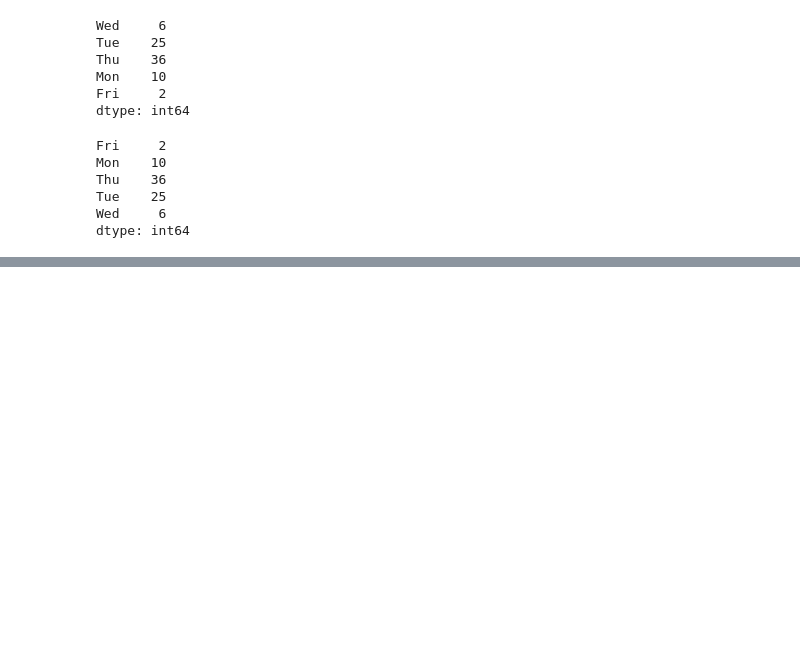
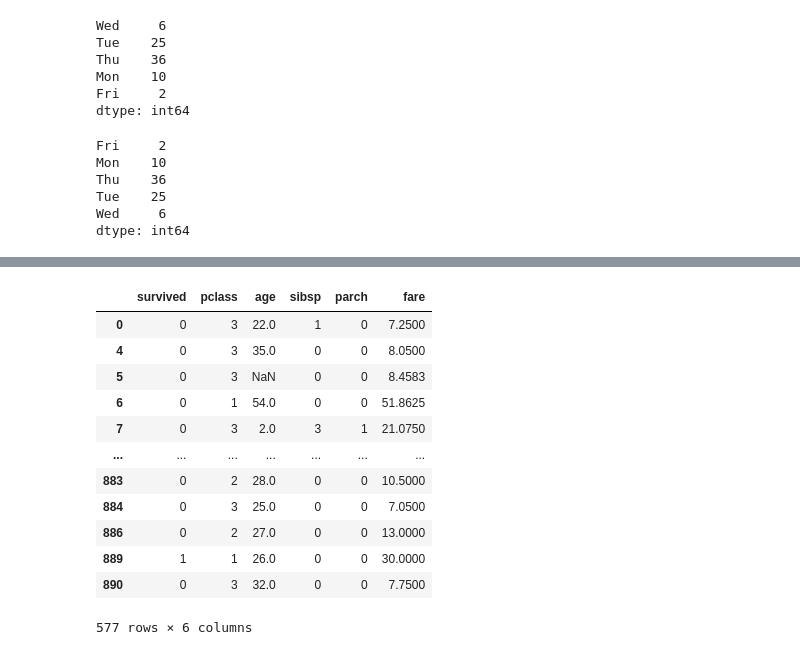
Before and after one commit to Jamal811/Data-Science, a Jupyter notebook: Data-Scince-Projectbase/12-Projects-Data Science course/pandas_Materials/Pandas_1.ipynb, the cells around one changed output, grey strips where cells are left out. Saved outputs shown, nothing was run; the diff lists cells and outputs as text; code cells hidden in the pictures; blank space fills up the shorter version.

```diff
--- a/Data-Scince-Projectbase/12-Projects-Data Science course/pandas_Materials/Pandas_1.ipynb
+++ b/Data-Scince-Projectbase/12-Projects-Data Science course/pandas_Materials/Pandas_1.ipynb
@@ -1511,0 +1614,3 @@ dtype: int64
+# %%
+mask1 = titanic.sex == 'male'
+mask1
@@ -1511,0 +1684,16 @@ dtype: int64
+# %%
+titanic.loc[mask1, ~mask2]
+# %% [output]
+|  | survived | pclass | age | sibsp | parch | fare |
+| 0 | 0 | 3 | 22.0 | 1 | 0 | 7.2500 |
+| 4 | 0 | 3 | 35.0 | 0 | 0 | 8.0500 |
+| 5 | 0 | 3 | NaN | 0 | 0 | 8.4583 |
+| 6 | 0 | 1 | 54.0 | 0 | 0 | 51.8625 |
+| 7 | 0 | 3 | 2.0 | 3 | 1 | 21.0750 |
+| ... | ... | ... | ... | ... | ... | ... |
+| 883 | 0 | 2 | 28.0 | 0 | 0 | 10.5000 |
+| 884 | 0 | 3 | 25.0 | 0 | 0 | 7.0500 |
+| 886 | 0 | 2 | 27.0 | 0 | 0 | 13.0000 |
+| 889 | 1 | 1 | 26.0 | 0 | 0 | 30.0000 |
+| 890 | 0 | 3 | 32.0 | 0 | 0 | 7.7500 |
+577 rows × 6 columns
```
Also changed, not shown: parts of 14 cells of this notebook.
